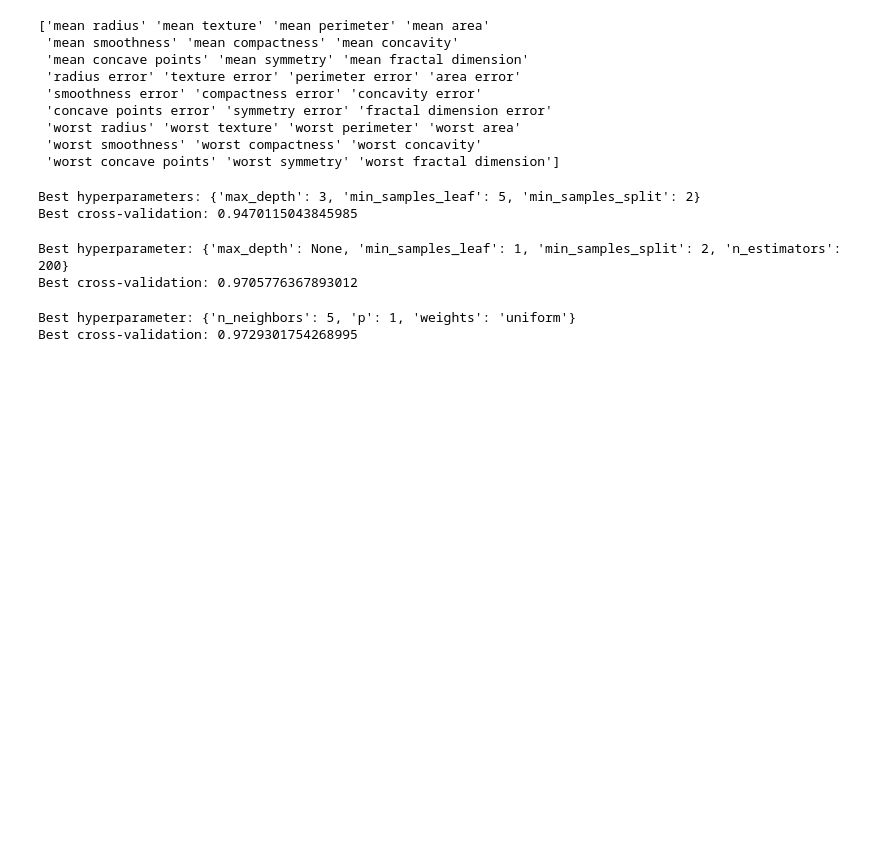
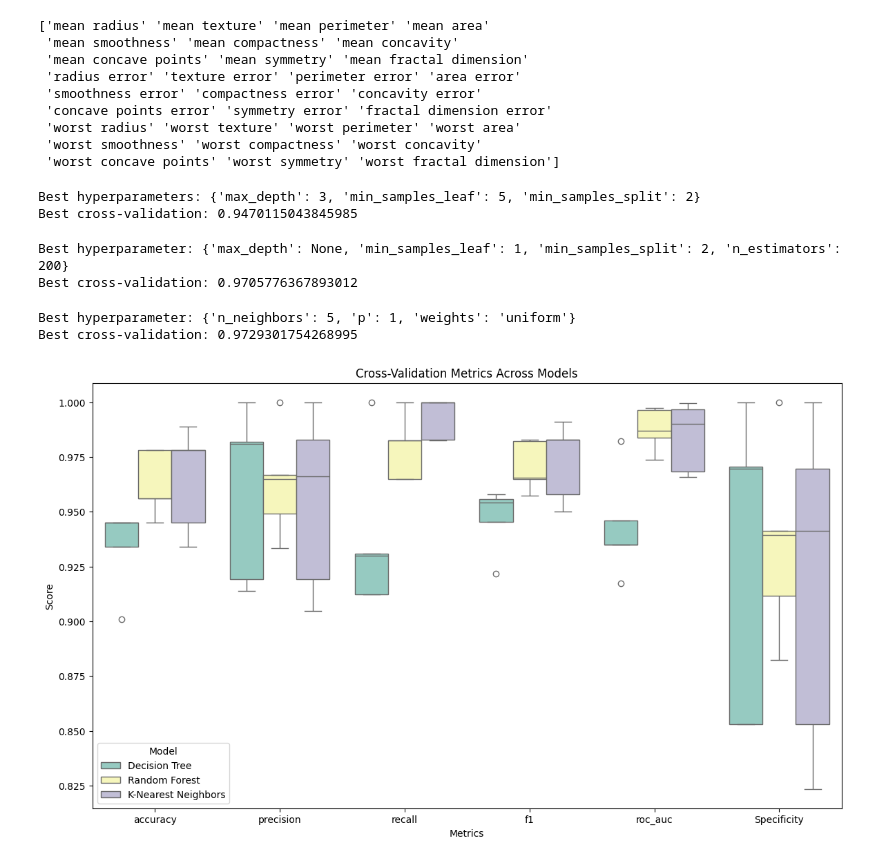
Before and after one commit to iKeiNagai/Data-Science, a Jupyter notebook: model_comparison.ipynb, the cells around one changed output. Drawn from its saved outputs; the diff is of its cells as text; code cells hidden in the pictures; blank space fills up the shorter version.

Commit message:
implement cross-validation with multiple metrics and boxplots

```diff
--- a/model_comparison.ipynb
+++ b/model_comparison.ipynb
@@ -40,7 +45,7 @@ param_grid_dt = {
 }
 
 dt = DecisionTreeClassifier(random_state=42)
-dt_grid = GridSearchCV(dt, param_grid_dt, scoring='f1', cv=5)
+dt_grid = GridSearchCV(dt, param_grid_dt, scoring='f1')
 dt_grid.fit(x_train,y_train)
 
 print("Best hyperparameters:",dt_grid.best_params_)
@@ -85,3 +90,44 @@ print("Best cross-validation:", knn_grid.best_score_)
 # %% [output]
 Best hyperparameter: {'n_neighbors': 5, 'p': 1, 'weights': 'uniform'}
 Best cross-validation: 0.9729301754268995
+# %%
+#Perform 5-fold cross-validation with the following metrics:
+#Accuracy, Precision, Recall, Specificity, F1-Score, Area Under the Curve
+#Use boxplot to visualize the distribution of the metrics
+
+def specificity_score(y_true, y_pred):
+    cm = confusion_matrix(y_true, y_pred)
+    return cm[0, 0] / (cm[0, 0] + cm[0, 1])
+
+def cross_val_metrics(model, x, y, cv=5):
+    scoring_metrics = ['accuracy', 'precision', 'recall', 'f1', 'roc_auc']
+    scores = {metric: cross_val_score(model, x, y, cv=cv, scoring=metric) for metric in scoring_metrics}
+
+    specificity_scores = cross_val_score(model, x, y, cv=cv, scoring=make_scorer(specificity_score))
+
+    scores['Specificity'] = specificity_scores
+    return scores
+
+
+dt_scores = cross_val_metrics(dt_grid.best_estimator_, x_train, y_train)
+rf_scores = cross_val_metrics(rf_grid.best_estimator_, x_train, y_train)
+knn_scores = cross_val_metrics(knn_grid.best_estimator_, x_train, y_train)
+
+dt_df = pd.DataFrame(dt_scores)
+dt_df['Model'] = 'Decision Tree'
+rf_df = pd.DataFrame(rf_scores)
+rf_df['Model'] = 'Random Forest'
+knn_df = pd.DataFrame(knn_scores)
+knn_df['Model'] = 'K-Nearest Neighbors'
+
+metrics_df = pd.concat([dt_df, rf_df, knn_df])
+
+plt.figure(figsize=(14, 8))
+sns.boxplot(x='variable', y='value', hue='Model', data=pd.melt(metrics_df, id_vars=['Model']), palette="Set3")
+plt.xlabel("Metrics")
+plt.ylabel("Score")
+plt.title("Cross-Validation Metrics Across Models")
+plt.legend(title="Model")
+plt.show()
+# %% [output]
+[figure, added]
```
Also changed, not shown: parts of 1 cell of this notebook.
